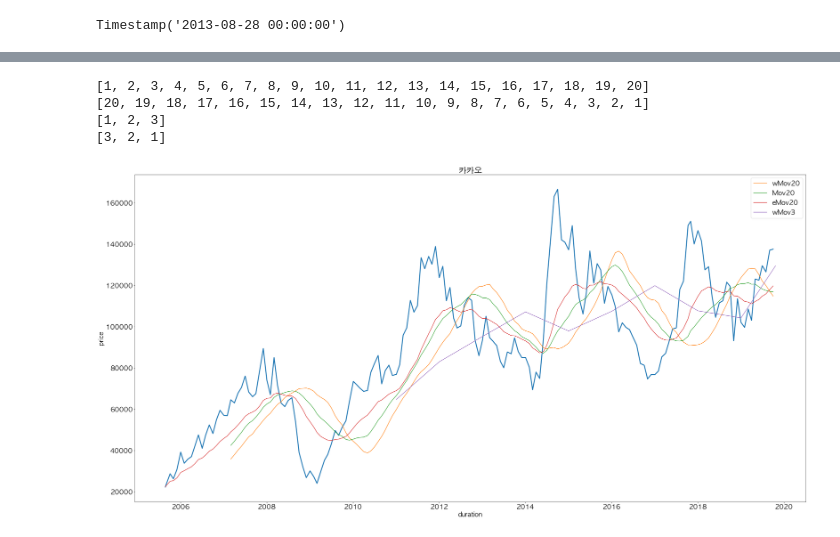
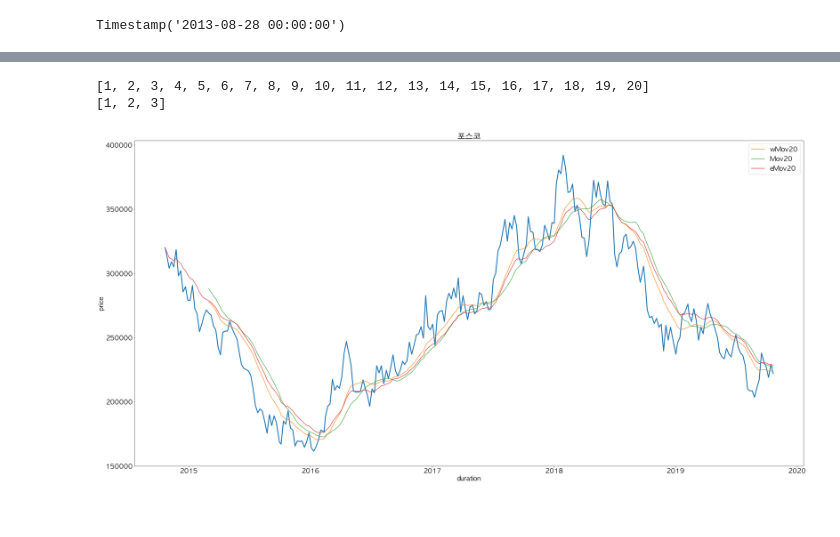
Before and after one commit to neosuperprogrammer/Quant, a Jupyter notebook: neo_quant_test6.ipynb, the cells around one changed output, grey strips where cells are left out. Saved outputs shown, nothing was run; the diff lists cells and outputs as text; code cells hidden in the pictures.

```diff
--- a/neo_quant_test6.ipynb
+++ b/neo_quant_test6.ipynb
@@ -1138,7 +1136,7 @@ def add_weighted_moving_average(st_df, n):
         return st_df
     t = [v for v in np.arange(1, n+1)]
     print(t)
-    t = list(reversed(t))
+#     t = list(reversed(t))
     print(t)
     sumv = sum(t)/n
     wts = np.array(t)/sumv
@@ -1148,45 +1165,45 @@ def add_weighted_moving_average(st_df, n):
 # %%
-name = '카카오'
+name = '포스코'
 
 
 company_code = get_company_code(name)
 
-st_df = get_monthly_price_df(company_code, prices, 20)
+st_df = get_weekly_price_df(company_code, prices, 5)
 
 st_df = add_weighted_moving_average(st_df, 20)
 
 
 st_df = add_moving_avererge(st_df, 20)
 
 st_df = add_exponential_moving_average(st_df, 20)
 
 # show_price_chart(st_df, name)
 
-year_df = get_yearly_price_df(company_code, prices, 10)
+year_df = get_yearly_price_df(company_code, prices, 20)
 year_df = add_weighted_moving_average(year_df, 3)
+year_df = add_moving_average(year_df, 3)
+year_df = add_exponential_moving_average(year_df, 3)
 
 # year_df
-# show_price_chart(st_df, name)
+show_price_chart(st_df, name)
 # year_df
 
-plt.figure(figsize=(40, 20))
-plt.rcParams.update({'font.size': 22})
-plt.plot(st_df.index, st_df['price'], linewidth=3.0)
-for column in st_df.columns[1:len(st_df.columns)+1]:
-    plt.plot(st_df.index, st_df[column], label=column)
-for column in year_df.columns[1:len(year_df.columns)+1]:
-    plt.plot(year_df.index, year_df[column], label=column)
+# plt.figure(figsize=(40, 20))
+# plt.rcParams.update({'font.size': 22})
+# plt.plot(st_df.index, st_df['price'], linewidth=3.0)
+# for column in st_df.columns[1:len(st_df.columns)+1]:
+#     plt.plot(st_df.index, st_df[column], label=column)
+# for column in year_df.columns[1:len(year_df.columns)+1]:
+#     plt.plot(year_df.index, year_df[column], label=column)
 
-if name != None:
-    plt.title(name)
-plt.xlabel("duration")
-plt.ylabel("price")
-plt.legend(loc='upper right')
-# plt.grid()
-plt.show()
+# if name != None:
+#     plt.title(name)
+# plt.xlabel("duration")
+# plt.ylabel("price")
+# plt.legend(loc='upper right')
+# # plt.grid()
+# plt.show()
 # %% [output]
 [1, 2, 3, 4, 5, 6, 7, 8, 9, 10, 11, 12, 13, 14, 15, 16, 17, 18, 19, 20]
-[20, 19, 18, 17, 16, 15, 14, 13, 12, 11, 10, 9, 8, 7, 6, 5, 4, 3, 2, 1]
 [1, 2, 3]
-[3, 2, 1]
-[figure, old version]
+[figure, new version]
```
Also changed, not shown: parts of 3 cells of this notebook.
